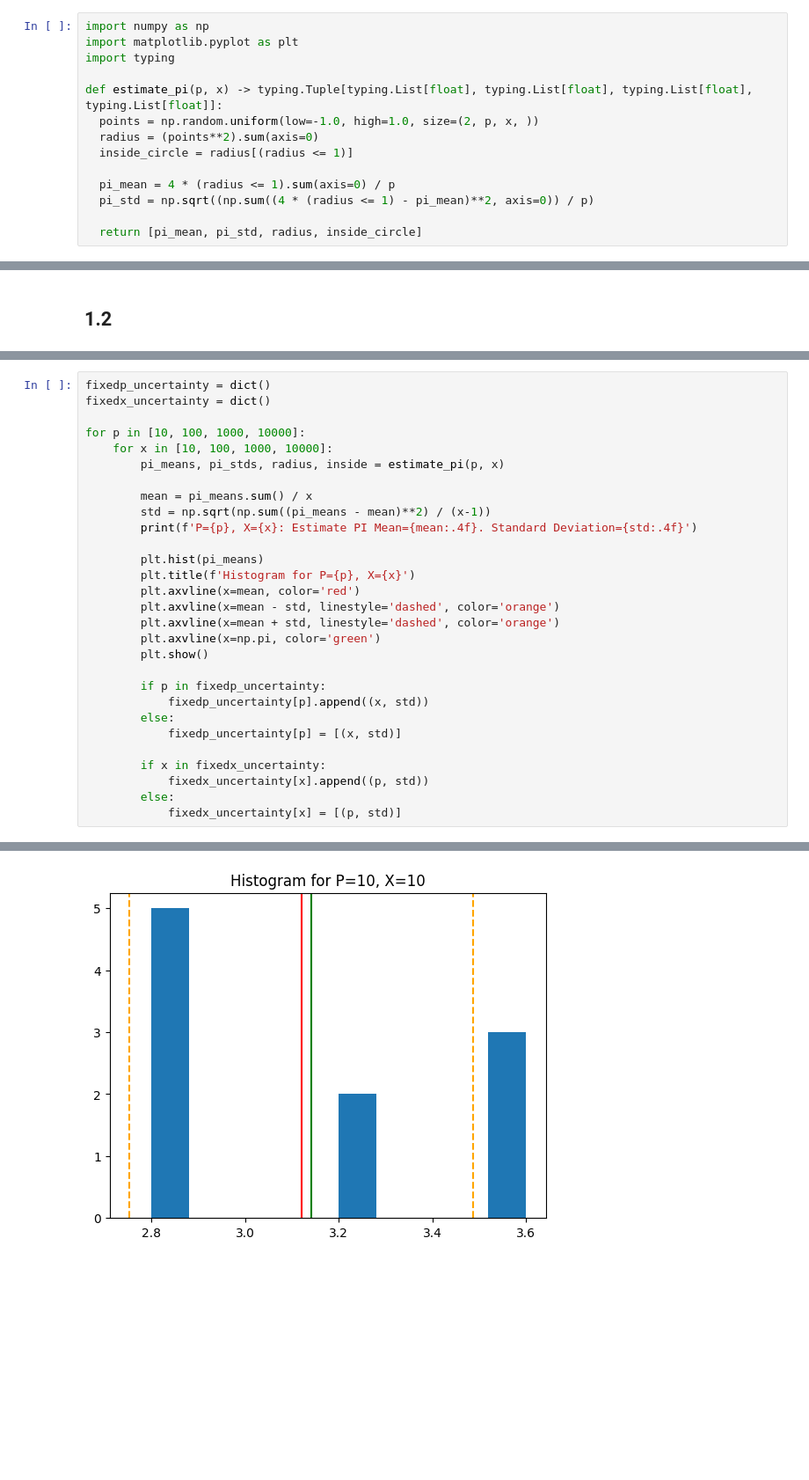
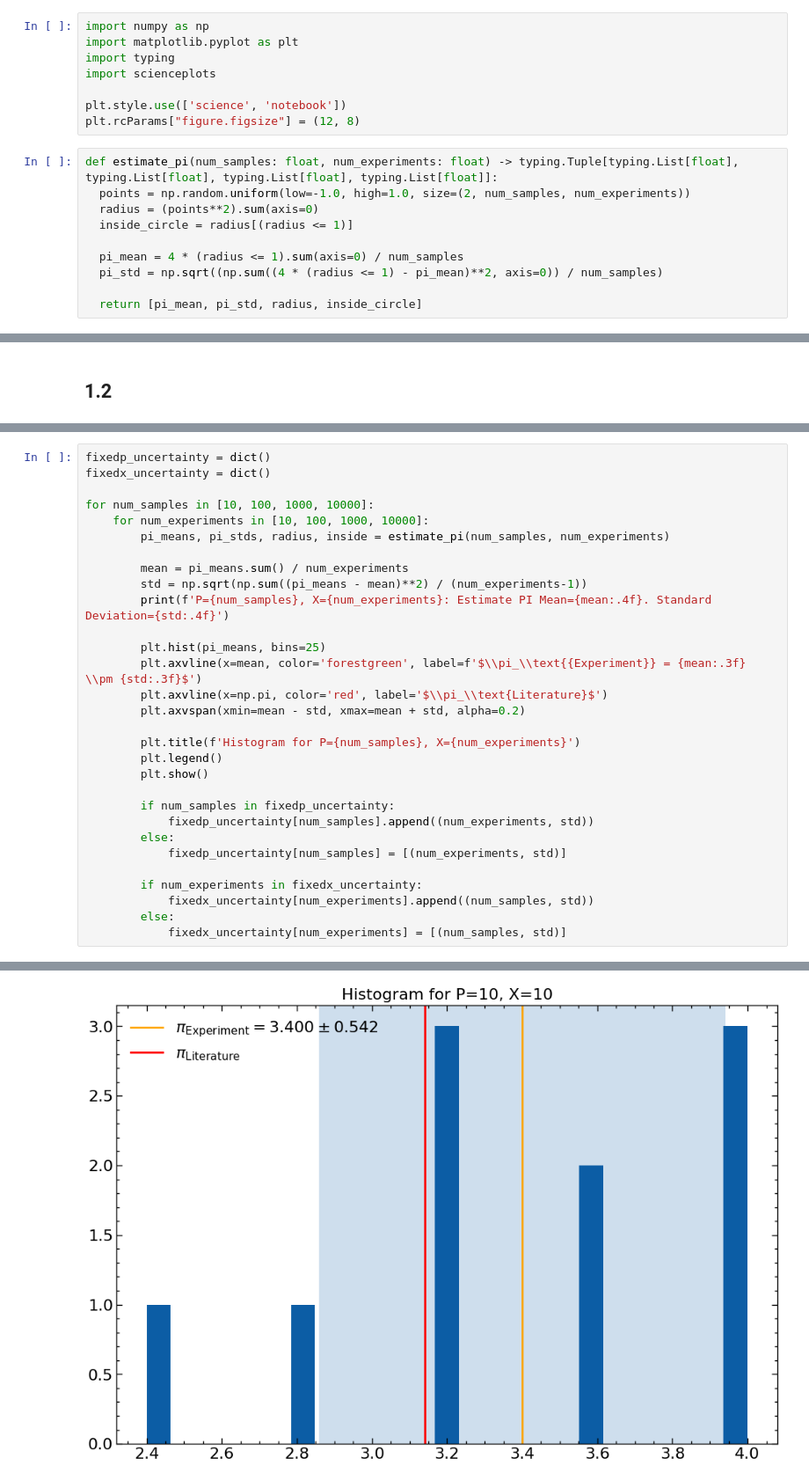
Before and after one commit to lennartvrg/ComputationalPhysics, a Jupyter notebook: 1 - Estimate of PI/Notebook.ipynb, the cells around one changed output, grey strips where cells are left out. Shown at 88% size. Drawn from its saved outputs; the diff is of its cells as text; blank space fills up the shorter version.

```diff
--- a/1 - Estimate of PI/Notebook.ipynb
+++ b/1 - Estimate of PI/Notebook.ipynb
@@ -1,17 +1,21 @@
 # %% [markdown]
 # Computational physics - Problem Set 1
+# %%
+import numpy as np
+import matplotlib.pyplot as plt
+import typing
+import scienceplots
+
+plt.style.use(['science', 'notebook'])
+plt.rcParams["figure.figsize"] = (12, 8)
 # %%
-import numpy as np
-import matplotlib.pyplot as plt
-import typing
-
-def estimate_pi(p, x) -> typing.Tuple[typing.List[float], typing.List[float], typing.List[float], typing.List[float]]:
-  points = np.random.uniform(low=-1.0, high=1.0, size=(2, p, x, ))
+def estimate_pi(num_samples: float, num_experiments: float) -> typing.Tuple[typing.List[float], typing.List[float], typing.List[float], typing.List[float]]:
+  points = np.random.uniform(low=-1.0, high=1.0, size=(2, num_samples, num_experiments))
   radius = (points**2).sum(axis=0)
   inside_circle = radius[(radius <= 1)]
 
-  pi_mean = 4 * (radius <= 1).sum(axis=0) / p
-  pi_std = np.sqrt((np.sum((4 * (radius <= 1) - pi_mean)**2, axis=0)) / p)
+  pi_mean = 4 * (radius <= 1).sum(axis=0) / num_samples
+  pi_std = np.sqrt((np.sum((4 * (radius <= 1) - pi_mean)**2, axis=0)) / num_samples)
 
   return [pi_mean, pi_std, radius, inside_circle]
 # %%
@@ -86,29 +89,30 @@ Estimate PI Mean=3.125. Standard Deviation=0.523
 fixedp_uncertainty = dict()
 fixedx_uncertainty = dict()
 
-for p in [10, 100, 1000, 10000]:
-    for x in [10, 100, 1000, 10000]:
-        pi_means, pi_stds, radius, inside = estimate_pi(p, x)
+for num_samples in [10, 100, 1000, 10000]:
+    for num_experiments in [10, 100, 1000, 10000]:
+        pi_means, pi_stds, radius, inside = estimate_pi(num_samples, num_experiments)
 
-        mean = pi_means.sum() / x
-        std = np.sqrt(np.sum((pi_means - mean)**2) / (x-1))
-        print(f'P={p}, X={x}: Estimate PI Mean={mean:.4f}. Standard Deviation={std:.4f}')
+        mean = pi_means.sum() / num_experiments
+        std = np.sqrt(np.sum((pi_means - mean)**2) / (num_experiments-1))
+        print(f'P={num_samples}, X={num_experiments}: Estimate PI Mean={mean:.4f}. Standard Deviation={std:.4f}')
 
-        plt.hist(pi_means)
-        plt.title(f'Histogram for P={p}, X={x}')
-        plt.axvline(x=mean, color='red')
-        plt.axvline(x=mean - std, linestyle='dashed', color='orange')
-        plt.axvline(x=mean + std, linestyle='dashed', color='orange')
-        plt.axvline(x=np.pi, color='green')
+        plt.hist(pi_means, bins=25)
+        plt.axvline(x=mean, color='forestgreen', label=f'$\\pi_\\text{{Experiment}} = {mean:.3f} \\pm {std:.3f}$')
+        plt.axvline(x=np.pi, color='red', label='$\\pi_\\text{Literature}$')
+        plt.axvspan(xmin=mean - std, xmax=mean + std, alpha=0.2)
+
+        plt.title(f'Histogram for P={num_samples}, X={num_experiments}')
+        plt.legend()
         plt.show()
 
-        if p in fixedp_uncertainty:
-            fixedp_uncertainty[p].append((x, std))
+        if num_samples in fixedp_uncertainty:
+            fixedp_uncertainty[num_samples].append((num_experiments, std))
         else:
-            fixedp_uncertainty[p] = [(x, std)]
+            fixedp_uncertainty[num_samples] = [(num_experiments, std)]
 
-        if x in fixedx_uncertainty:
-            fixedx_uncertainty[x].append((p, std))
+        if num_experiments in fixedx_uncertainty:
+            fixedx_uncertainty[num_experiments].append((num_samples, std))
         else:
-            fixedx_uncertainty[x] = [(p, std)]
+            fixedx_uncertainty[num_experiments] = [(num_samples, std)]
 # %% [output]
@@ -116 +120 @@ P=10, X=10: Estimate PI Mean=3.1200. Standard Deviation=0.3676
-[figure, old version]
+[figure, new version]
```
Also changed, not shown: parts of 6 cells of this notebook.
